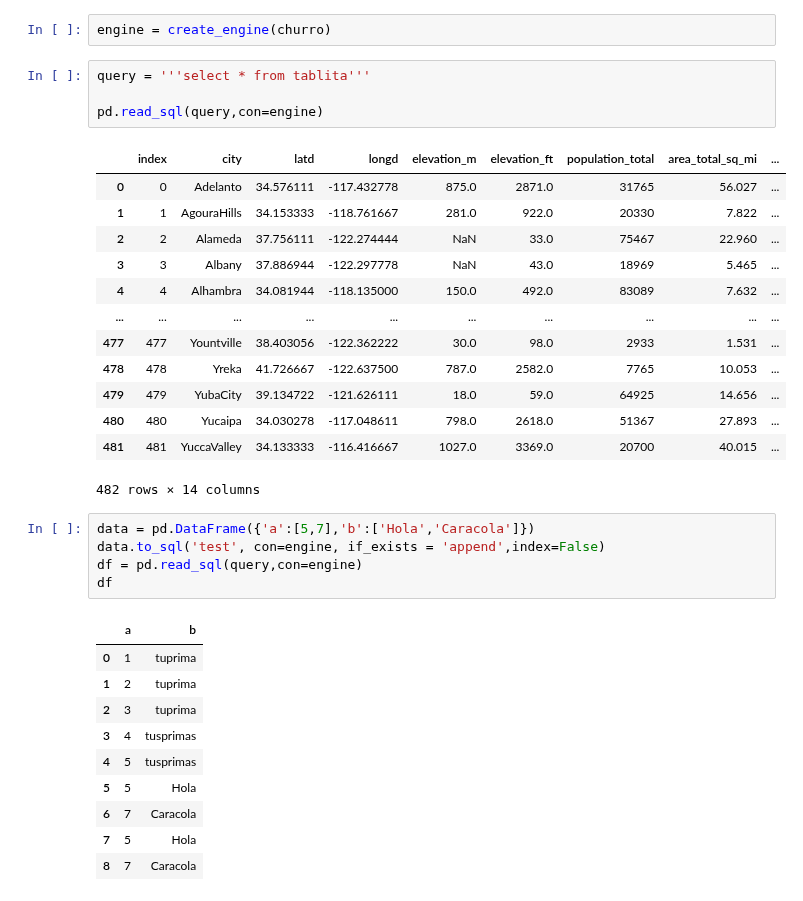
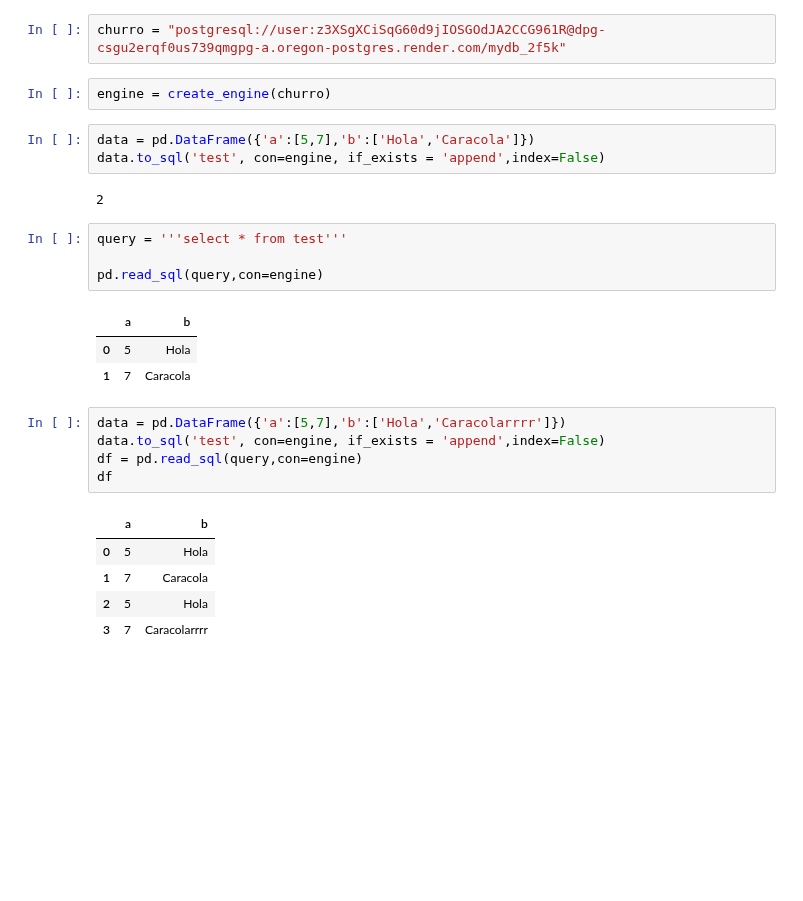
Before and after one commit to JLGOrtega/repo-clase-dsvlcsep24, a Jupyter notebook: 2-Data_Analysis/5-Bases_de_datos/SQL/SQL.connections.ipynb, the cells around one changed output. Cells and saved outputs as stored; diff of their text form; blank space fills up the shorter version.

```diff
--- a/2-Data_Analysis/5-Bases_de_datos/SQL/SQL.connections.ipynb
+++ b/2-Data_Analysis/5-Bases_de_datos/SQL/SQL.connections.ipynb
@@ -205,38 +196,30 @@ churro = "postgresql://postgres:postgres@34.78.144.175/postgres"
+# %%
+churro = "postgresql://user:z3XSgXCiSqG60d9jIOSGOdJA2CCG961R@dpg-csgu2erqf0us739qmgpg-a.oregon-postgres.render.com/mydb_2f5k"
 # %%
 engine = create_engine(churro)
+# %%
+data = pd.DataFrame({'a':[5,7],'b':['Hola','Caracola']})
+data.to_sql('test', con=engine, if_exists = 'append',index=False)
+# %% [output]
+2
 # %%
-query = '''select * from tablita'''
+query = '''select * from test'''
 
 pd.read_sql(query,con=engine)
 # %% [output]
-|  | index | city | latd | longd | elevation_m | elevation_ft | population_total | area_total_sq_mi | ... |
-| 0 | 0 | Adelanto | 34.576111 | -117.432778 | 875.0 | 2871.0 | 31765 | 56.027 | ... |
-| 1 | 1 | AgouraHills | 34.153333 | -118.761667 | 281.0 | 922.0 | 20330 | 7.822 | ... |
-| 2 | 2 | Alameda | 37.756111 | -122.274444 | NaN | 33.0 | 75467 | 22.960 | ... |
-| 3 | 3 | Albany | 37.886944 | -122.297778 | NaN | 43.0 | 18969 | 5.465 | ... |
-| 4 | 4 | Alhambra | 34.081944 | -118.135000 | 150.0 | 492.0 | 83089 | 7.632 | ... |
-| ... | ... | ... | ... | ... | ... | ... | ... | ... | ... |
-| 477 | 477 | Yountville | 38.403056 | -122.362222 | 30.0 | 98.0 | 2933 | 1.531 | ... |
-| 478 | 478 | Yreka | 41.726667 | -122.637500 | 787.0 | 2582.0 | 7765 | 10.053 | ... |
-| 479 | 479 | YubaCity | 39.134722 | -121.626111 | 18.0 | 59.0 | 64925 | 14.656 | ... |
-| 480 | 480 | Yucaipa | 34.030278 | -117.048611 | 798.0 | 2618.0 | 51367 | 27.893 | ... |
-| 481 | 481 | YuccaValley | 34.133333 | -116.416667 | 1027.0 | 3369.0 | 20700 | 40.015 | ... |
+|  | a | b |
+| 0 | 5 | Hola |
+| 1 | 7 | Caracola |
-482 rows × 14 columns
 # %%
-data = pd.DataFrame({'a':[5,7],'b':['Hola','Caracola']})
+data = pd.DataFrame({'a':[5,7],'b':['Hola','Caracolarrrr']})
 data.to_sql('test', con=engine, if_exists = 'append',index=False)
 df = pd.read_sql(query,con=engine)
 df
 # %% [output]
 |  | a | b |
-| 0 | 1 | tuprima |
-| 1 | 2 | tuprima |
-| 2 | 3 | tuprima |
-| 3 | 4 | tusprimas |
-| 4 | 5 | tusprimas |
-| 5 | 5 | Hola |
-| 6 | 7 | Caracola |
-| 7 | 5 | Hola |
-| 8 | 7 | Caracola |
+| 0 | 5 | Hola |
+| 1 | 7 | Caracola |
+| 2 | 5 | Hola |
+| 3 | 7 | Caracolarrrr |
 # %%
 df = df.drop(2)
```
Also changed, not shown: parts of 9 cells of this notebook, 3 other files.
